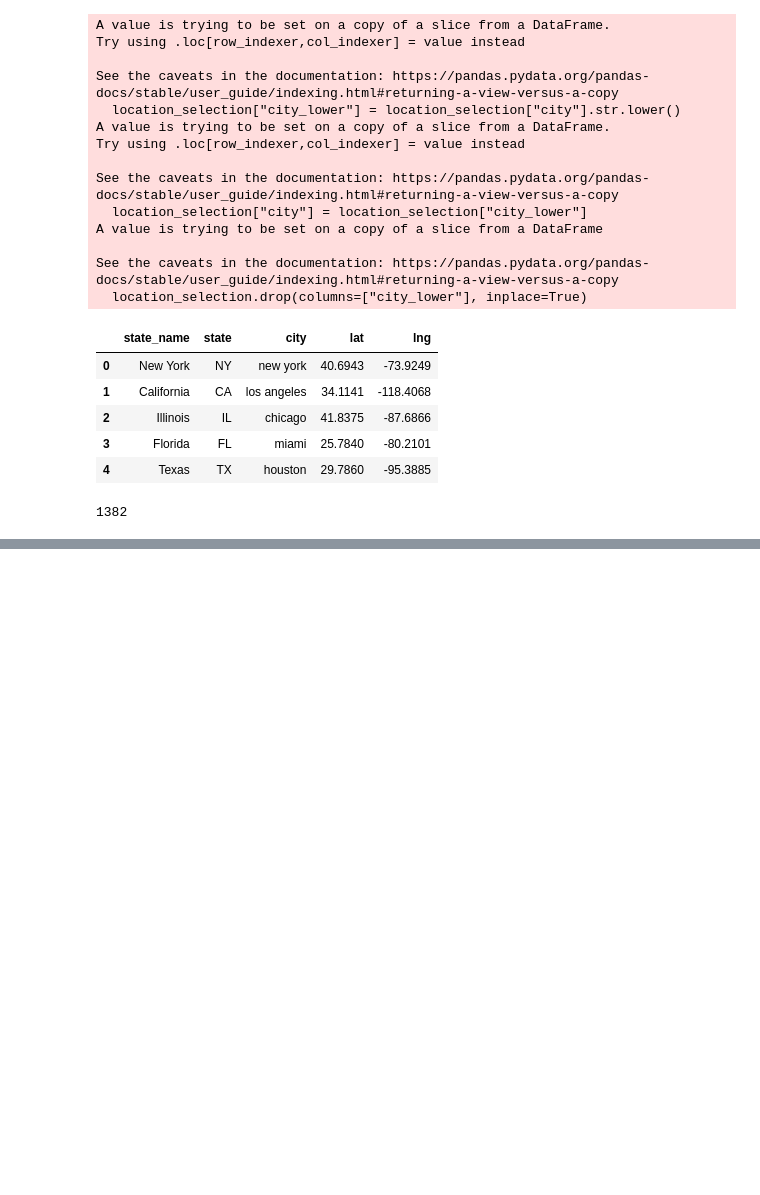
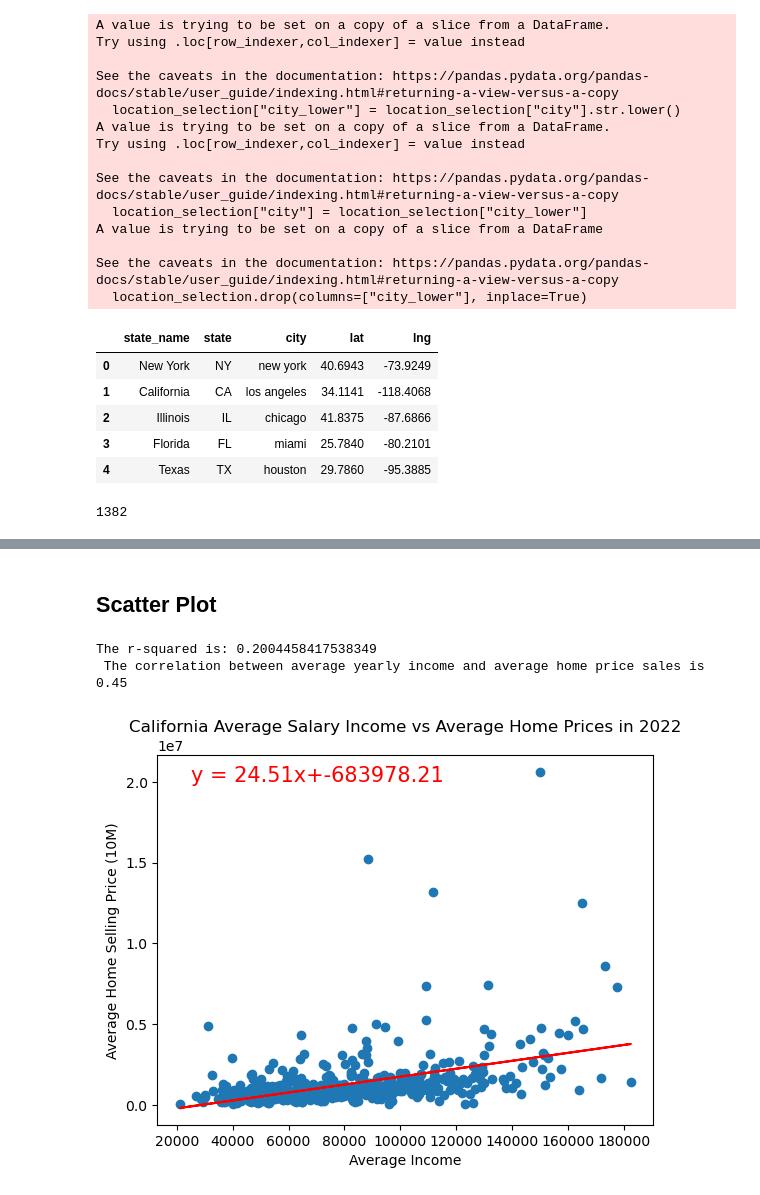
Before and after one commit to muneebsamad/Project-3-team-6, a Jupyter notebook: incomeVSpricing/income.ipynb, the cells around one changed output, grey strips where cells are left out. Saved outputs shown, nothing was run; the diff lists cells and outputs as text; code cells hidden in the pictures; blank space fills up the shorter version.

Commit message:
fixed name

```diff
--- a/incomeVSpricing/income.ipynb
+++ b/incomeVSpricing/income.ipynb
@@ -513,0 +578,2 @@ with open(output_merged_path, 'w') as file:
+# %%
+incomevsprice = incomevsprice.dropna()
@@ -513,0 +584,15 @@ with open(output_merged_path, 'w') as file:
+# %%
+# seperate by each state:
+# HCOL: CA, WA, CO, AK
+# LCOL: NM, AR, ID, LA
+
+CA_data = incomevsprice[(incomevsprice["state"] == "CA")]
+WA_data = incomevsprice[(incomevsprice["state"] == "WA")]
+CO_data = incomevsprice[(incomevsprice["state"] == "CO")]
+AK_data = incomevsprice[(incomevsprice["state"] == "AK")]
+
+NM_data = incomevsprice[(incomevsprice["state"] == "NM")]
+AR_data = incomevsprice[(incomevsprice["state"] == "AR")]
+ID_data = incomevsprice[(incomevsprice["state"] == "ID")]
+LA_data = incomevsprice[(incomevsprice["state"] == "LA")]
+LA_data
@@ -513,0 +613,45 @@ with open(output_merged_path, 'w') as file:
+# %% [markdown]
+## Scatter Plot
+# %%
+# # Let's do each state seperately
+# CA =  California
+# WA = Washington
+# AK = Alaska
+# CO = Colorado
+# NM = New Mexico
+# AR = Arkansas
+# ID = Idaho
+# LA = Loiusiana
+
+import scipy.stats as st
+# Switch each state abbreviation for each state's graph + change title name with state name
+
+xvalues_CA = CA_data["Average Income"]
+yvalues_CA = CA_data["Average Price"]
+
+plt.scatter(xvalues_CA, yvalues_CA)
+
+(slope, intercept, rvalue, pvalue, stderr) = st.linregress(xvalues_CA, yvalues_CA)
+regress_vals = xvalues_CA * slope + intercept
+line_eq = "y = " + str(round(slope,2)) + "x+" + str(round(intercept,2))
+
+plt.plot(xvalues_CA,regress_vals, "r-")
+plt.annotate(line_eq, (25000,20000000), fontsize=15, color="red")
+
+plt.title("California Average Salary Income vs Average Home Prices in 2022")
+plt.xlabel("Average Income")
+plt.ylabel("Average Home Selling Price (10M)")
+
+plt.savefig('./images/LA_scatter.png')
+
+correlation = st.pearsonr(xvalues_CA,yvalues_CA)
+print(f"The r-squared is: {rvalue**2}")
+print(f" The correlation between average yearly income and average home price sales is {round(correlation[0],2)}")
+
+plt.savefig('./images/CA_scatter.png')
+
+plt.show()
+# %% [output]
+The r-squared is: 0.2004458417538349
+ The correlation between average yearly income and average home price sales is 0.45
+[figure, added]
```
Also changed, not shown: parts of 27 cells of this notebook.
